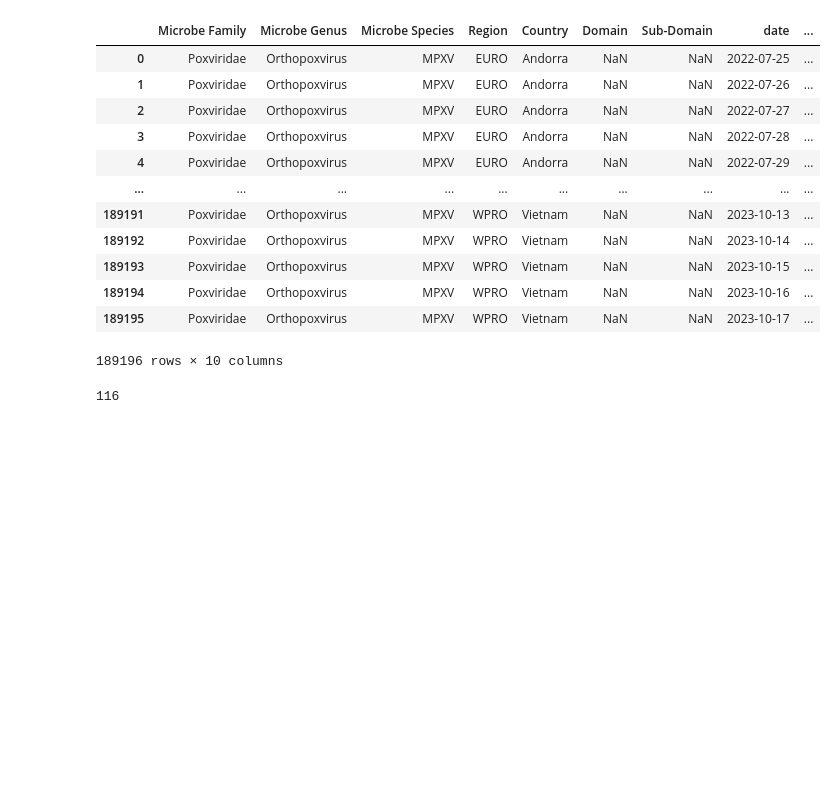
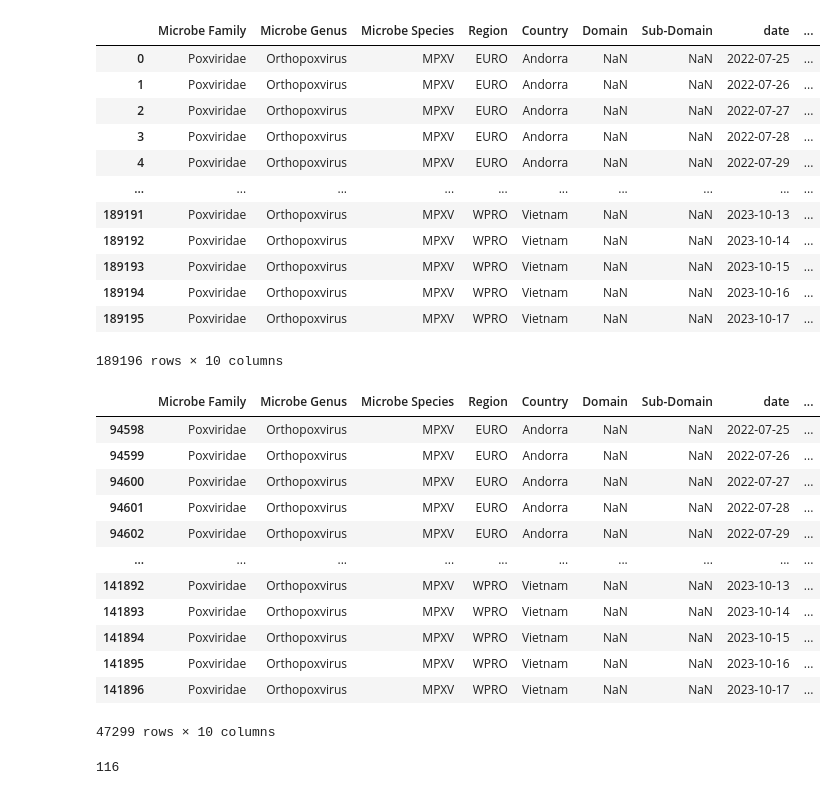
Before and after one commit to AlexWei21/Pandemic-Database, a Jupyter notebook: Internal/Processing Scripts/Monkeypox_Data_Preprocessing.ipynb, the cells around one changed output. Drawn from its saved outputs; the diff is of its cells as text; code cells hidden in the pictures; blank space fills up the shorter version.

```diff
--- a/Internal/Processing Scripts/Monkeypox_Data_Preprocessing.ipynb
+++ b/Internal/Processing Scripts/Monkeypox_Data_Preprocessing.ipynb
@@ -107,4 +107,20 @@ case_data = mpox_data[mpox_data['type'] == 'Cases']
 death_data = mpox_data[mpox_data['type'] == 'Deaths']
 cumcase_data = mpox_data[mpox_data['type'] == 'Cumulative_Cases']
 cumdeath_data = mpox_data[mpox_data['type'] == 'Cumulative_Deaths']
+# %%
+case_data
+# %% [output]
+|  | Microbe Family | Microbe Genus | Microbe Species | Region | Country | Domain | Sub-Domain | date | ... |
+| 94598 | Poxviridae | Orthopoxvirus | MPXV | EURO | Andorra | NaN | NaN | 2022-07-25 | ... |
+| 94599 | Poxviridae | Orthopoxvirus | MPXV | EURO | Andorra | NaN | NaN | 2022-07-26 | ... |
+| 94600 | Poxviridae | Orthopoxvirus | MPXV | EURO | Andorra | NaN | NaN | 2022-07-27 | ... |
+| 94601 | Poxviridae | Orthopoxvirus | MPXV | EURO | Andorra | NaN | NaN | 2022-07-28 | ... |
+| 94602 | Poxviridae | Orthopoxvirus | MPXV | EURO | Andorra | NaN | NaN | 2022-07-29 | ... |
+| ... | ... | ... | ... | ... | ... | ... | ... | ... | ... |
+| 141892 | Poxviridae | Orthopoxvirus | MPXV | WPRO | Vietnam | NaN | NaN | 2023-10-13 | ... |
+| 141893 | Poxviridae | Orthopoxvirus | MPXV | WPRO | Vietnam | NaN | NaN | 2023-10-14 | ... |
+| 141894 | Poxviridae | Orthopoxvirus | MPXV | WPRO | Vietnam | NaN | NaN | 2023-10-15 | ... |
+| 141895 | Poxviridae | Orthopoxvirus | MPXV | WPRO | Vietnam | NaN | NaN | 2023-10-16 | ... |
+| 141896 | Poxviridae | Orthopoxvirus | MPXV | WPRO | Vietnam | NaN | NaN | 2023-10-17 | ... |
+47299 rows × 10 columns
 # %%
```
Also changed, not shown: parts of 1 cell of this notebook, 13 other files.
